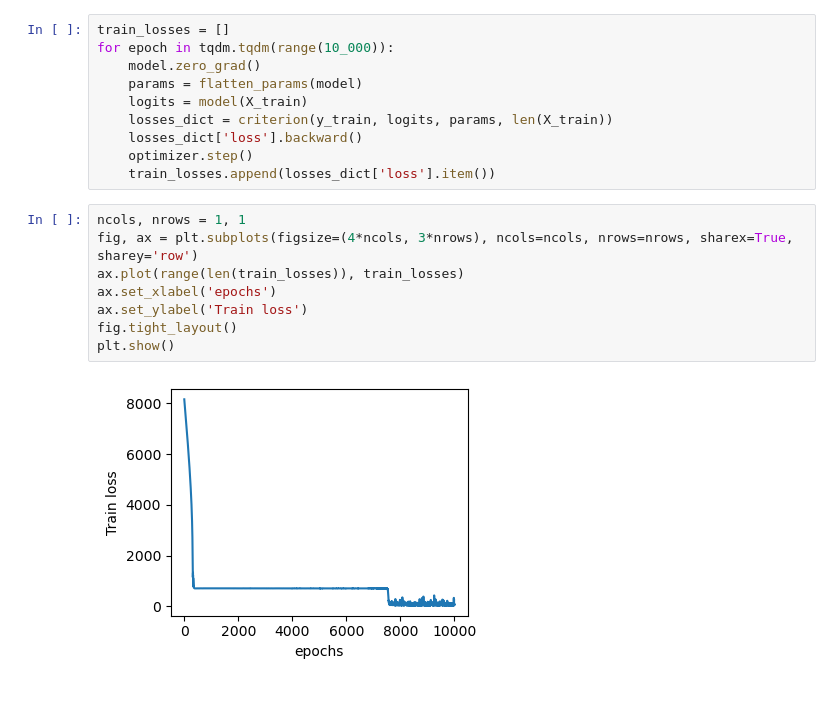
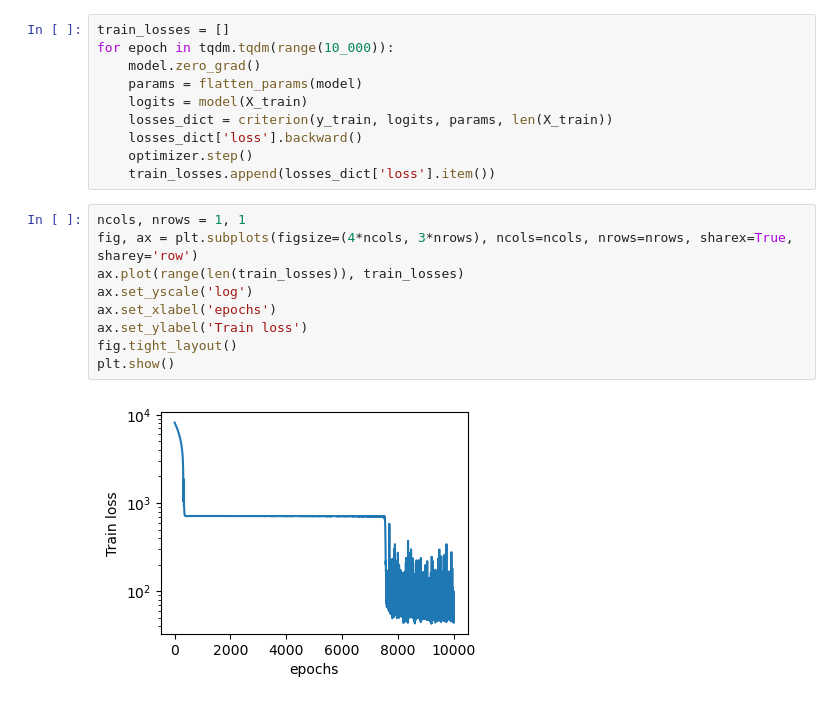
Before and after one commit to ethanharvey98/understanding-SNGP, a Jupyter notebook: notebooks/classifier.ipynb, the cells around one changed output. Drawn from its saved outputs; the diff is of its cells as text.

```diff
--- a/notebooks/classifier.ipynb
+++ b/notebooks/classifier.ipynb
@@ -113,13 +114,14 @@ for epoch in tqdm.tqdm(range(10_000)):
 # %%
 ncols, nrows = 1, 1
 fig, ax = plt.subplots(figsize=(4*ncols, 3*nrows), ncols=ncols, nrows=nrows, sharex=True, sharey='row')
 ax.plot(range(len(train_losses)), train_losses)
+ax.set_yscale('log')
 ax.set_xlabel('epochs')
 ax.set_ylabel('Train loss')
 fig.tight_layout()
 plt.show()
 # %% [output]
-[figure, old version]
+[figure, new version]
 # %%
 model.eval()
 with torch.no_grad():
```
Also changed, not shown: parts of 2 cells of this notebook, 1 other file.
